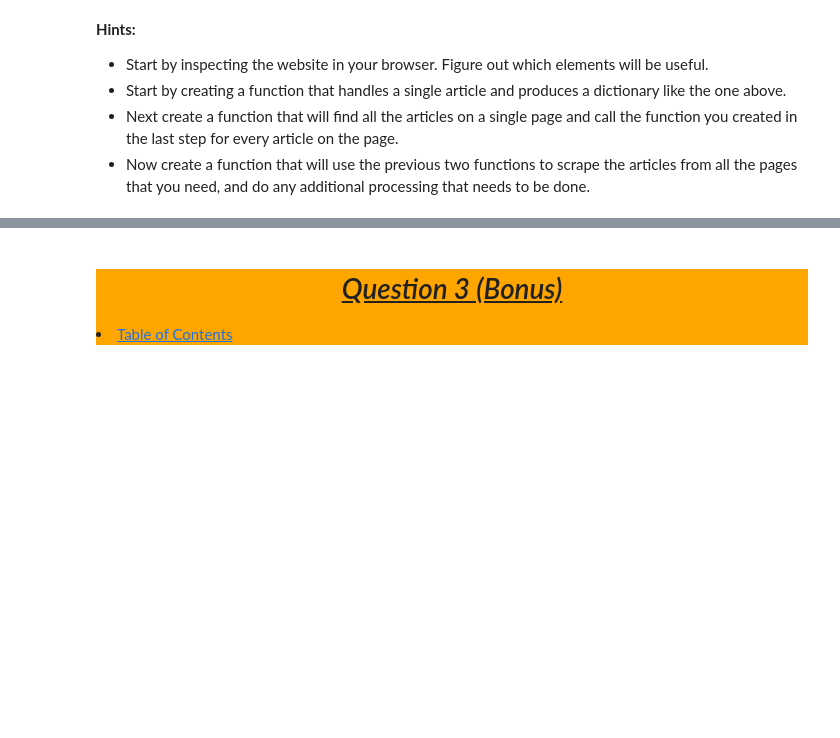
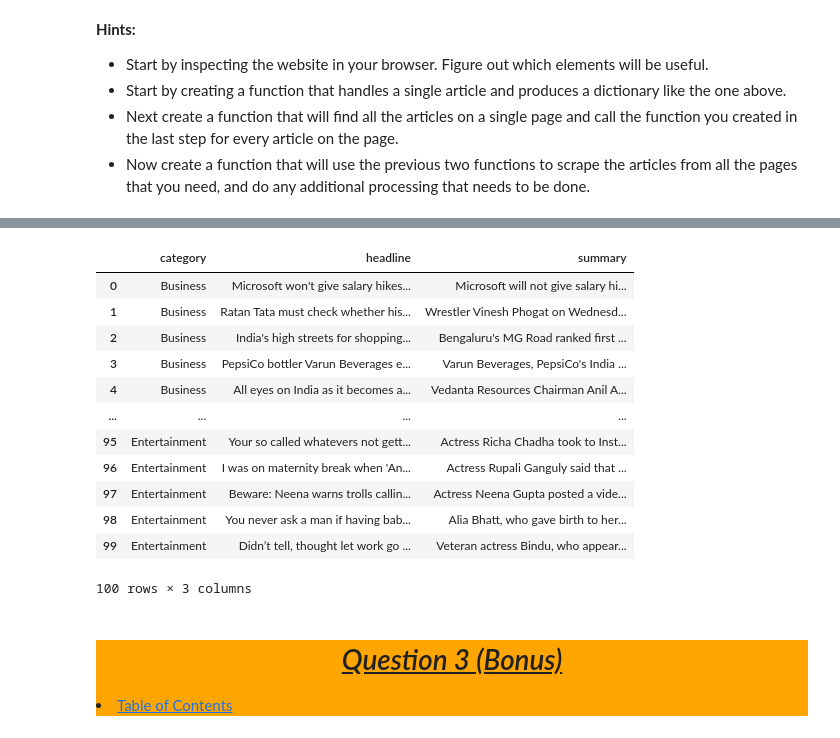
Before and after one commit to Jared-Wood135/natural-language-processing-exercises, a Jupyter notebook: acquire.ipynb, the cells around one changed output, grey strips where cells are left out. Saved outputs shown, nothing was run; the diff lists cells and outputs as text; code cells hidden in the pictures; blank space fills up the shorter version.

```diff
--- a/acquire.ipynb
+++ b/acquire.ipynb
@@ -111,0 +77,8 @@ print(soup.find_all('div'))
+# %%
+# Get them articles
+valid_articles = []
+unchecked_articles = soup.find_all('h2')
+for article in unchecked_articles:
+    if article.a != None:
+        valid_articles.append(article)
+len(valid_articles)
@@ -111,0 +87,6 @@ print(soup.find_all('div'))
+# %%
+# Get them article titles
+titles = []
+for article in valid_articles:
+    titles.append(article.a.text)
+len(titles)
@@ -153,3 +263,14 @@ The end product of this should be a function named <mark><i>get_news_articles</i
 - Start by creating a function that handles a single article and produces a dictionary like the one above.
 - Next create a function that will find all the articles on a single page and call the function you created in the last step for every article on the page.
 - Now create a function that will use the previous two functions to scrape the articles from all the pages that you need, and do any additional processing that needs to be done.
+# %%
+# Check url responses
+urls = [
+    'https://inshorts.com/en/read/business',
+    'https://inshorts.com/en/read/sports',
+    'https://inshorts.com/en/read/technology',
+    'https://inshorts.com/en/read/entertainment'
+]
+for url in urls:
+    response = get(url)
+    print(response.status_code)
@@ -155,0 +282,6 @@ The end product of this should be a function named <mark><i>get_news_articles</i
+# %%
+# Initialize home-page html in the first url business
+url = 'https://inshorts.com/en/read/business'
+response = get(url)
+contents = BeautifulSoup(response.content, 'html.parser')
+contents
@@ -156,3 +390,20 @@ The end product of this should be a function named <mark><i>get_news_articles</i
+# %%
+news_dict = get_news_articles()
+pd.DataFrame(news_dict)
+# %% [output]
+|  | category | headline | summary |
+| 0 | Business | Microsoft won't give salary hikes... | Microsoft will not give salary hi... |
+| 1 | Business | Ratan Tata must check whether his... | Wrestler Vinesh Phogat on Wednesd... |
+| 2 | Business | India's high streets for shopping... | Bengaluru's MG Road ranked first ... |
+| 3 | Business | PepsiCo bottler Varun Beverages e... | Varun Beverages, PepsiCo's India ... |
+| 4 | Business | All eyes on India as it becomes a... | Vedanta Resources Chairman Anil A... |
+| ... | ... | ... | ... |
+| 95 | Entertainment | Your so called whatevers not gett... | Actress Richa Chadha took to Inst... |
+| 96 | Entertainment | I was on maternity break when 'An... | Actress Rupali Ganguly said that ... |
+| 97 | Entertainment | Beware: Neena warns trolls callin... | Actress Neena Gupta posted a vide... |
+| 98 | Entertainment | You never ask a man if having bab... | Alia Bhatt, who gave birth to her... |
+| 99 | Entertainment | Didn’t tell, thought let work go ... | Veteran actress Bindu, who appear... |
+100 rows × 3 columns
 # %% [markdown]
 <div style='background-color : orange'>
 <a id='q3'></a>
```
Also changed, not shown: parts of 19 cells of this notebook, 1 other file.
